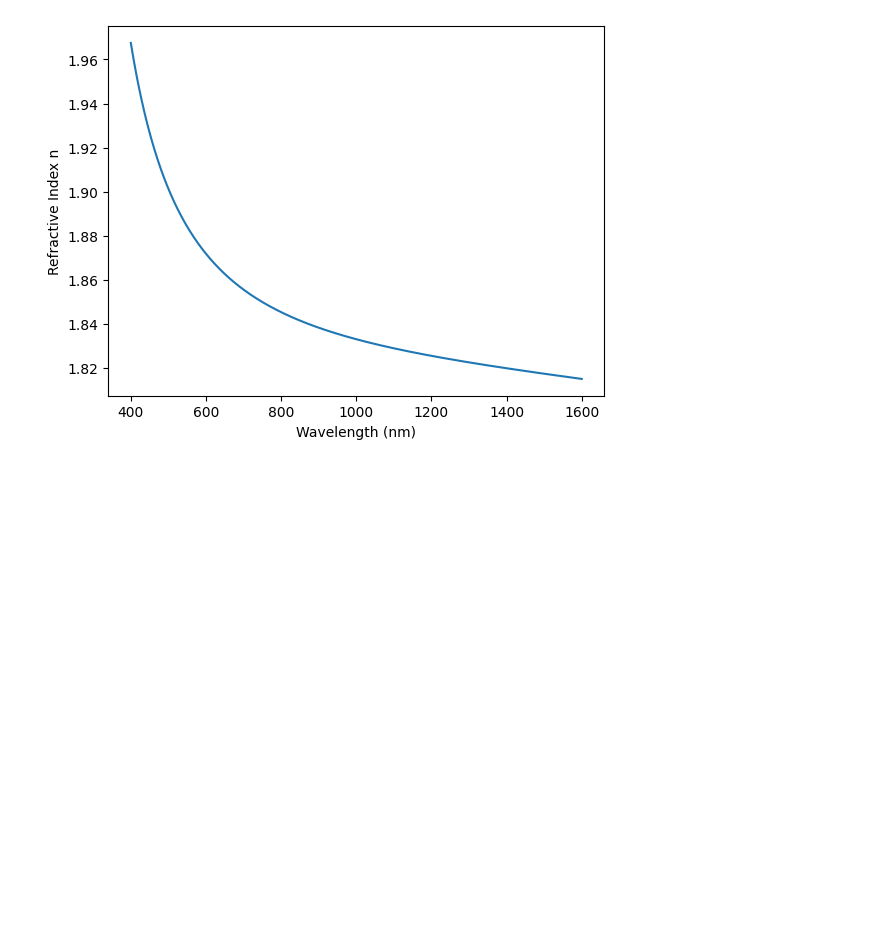
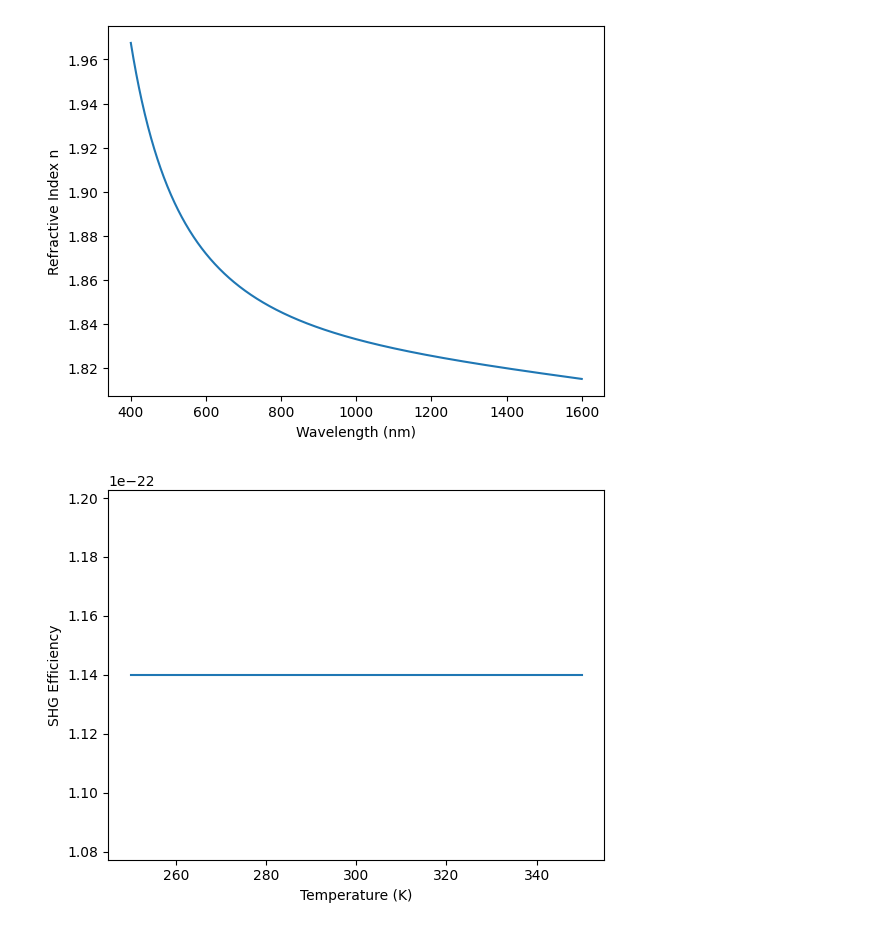
Before and after one commit to qpit/Eskild-Project-2026, a Jupyter notebook: main_document.ipynb, the cells around one changed output. Saved outputs shown, nothing was run; the diff lists cells and outputs as text; code cells hidden in the pictures; blank space fills up the shorter version.

Commit message:
Trying to plot SHG power as a function of temperature.

```diff
--- a/main_document.ipynb
+++ b/main_document.ipynb
@@ -77,3 +76,28 @@ ax.plot(wavelengths, n_values)
 # %% [output]
 [<matplotlib.lines.Line2D at 0x...>]
 [figure]
+# %%
+temperature = np.linspace(250, 350, 100)  # Temperature in Kelvin
+#Frequency for 1550 nm
+wavelengths = np.array([1550, 775])  # Wavelengths in nm
+frequencies = 3e8 / (wavelengths * 1e-9)  # Frequencies in Hz
+omegas = 2 * np.pi * frequencies  # Angular frequencies in rad/s
+n_value_list = []
+for i in tq.tqdm(range(len(wavelengths))):
+    n_values = refractive_index_total(temperature, A, B, C, D, E, F, a1_list, a2_list, np.array([wavelengths[i]]))
+    n_value_list.append(n_values)
+n_value_array = np.array(n_value_list)
+Lambda_0 = 5e-6  # Poling period of the crystal in meters
+T_ref = 25 + 273.15  # Reference temperature in Kelvin
+a_z = 8.7e-6 #C^-1, Linear thermal expansion coefficient for KTP. Taken from Shai Emanueli and Ady Arie
+QPM = quasi_phase_mismatch(omegas[0], omegas[1], n_value_array[0,:], n_value_array[1,:], Lambda_0, T_ref, a_z, temperature)
+L = 10e-3  # Crystal length in meters
+SHG_efficiency = second_harmonic_output(QPM, L)  # Crystal length in meters, Input intensity in W/m^2
+# %%
+fig, ax = plt.subplots()
+ax.set_xlabel("Temperature (K)")
+ax.set_ylabel("SHG Efficiency")
+ax.plot(temperature, SHG_efficiency)
+plt.show()
+# %% [output]
+[figure, added]
```
Also changed, not shown: parts of 1 cell of this notebook.
